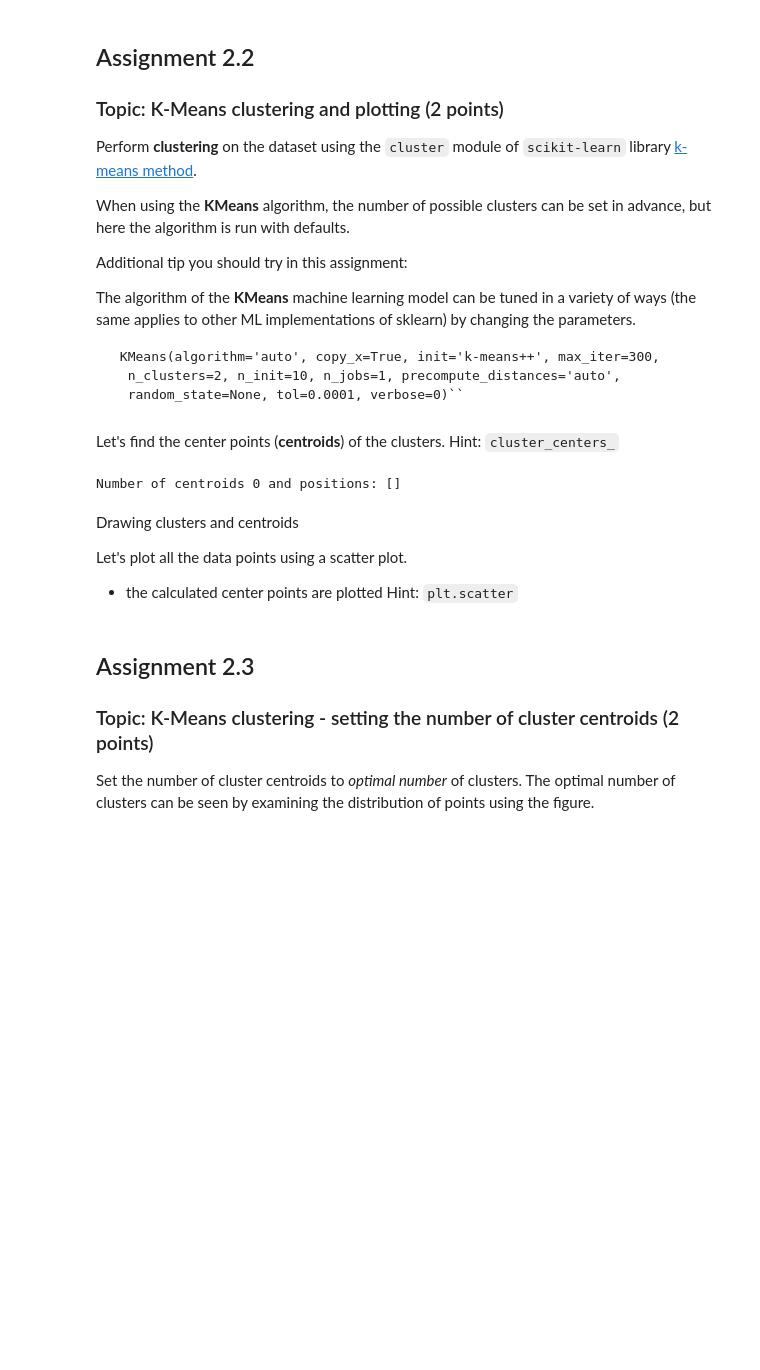
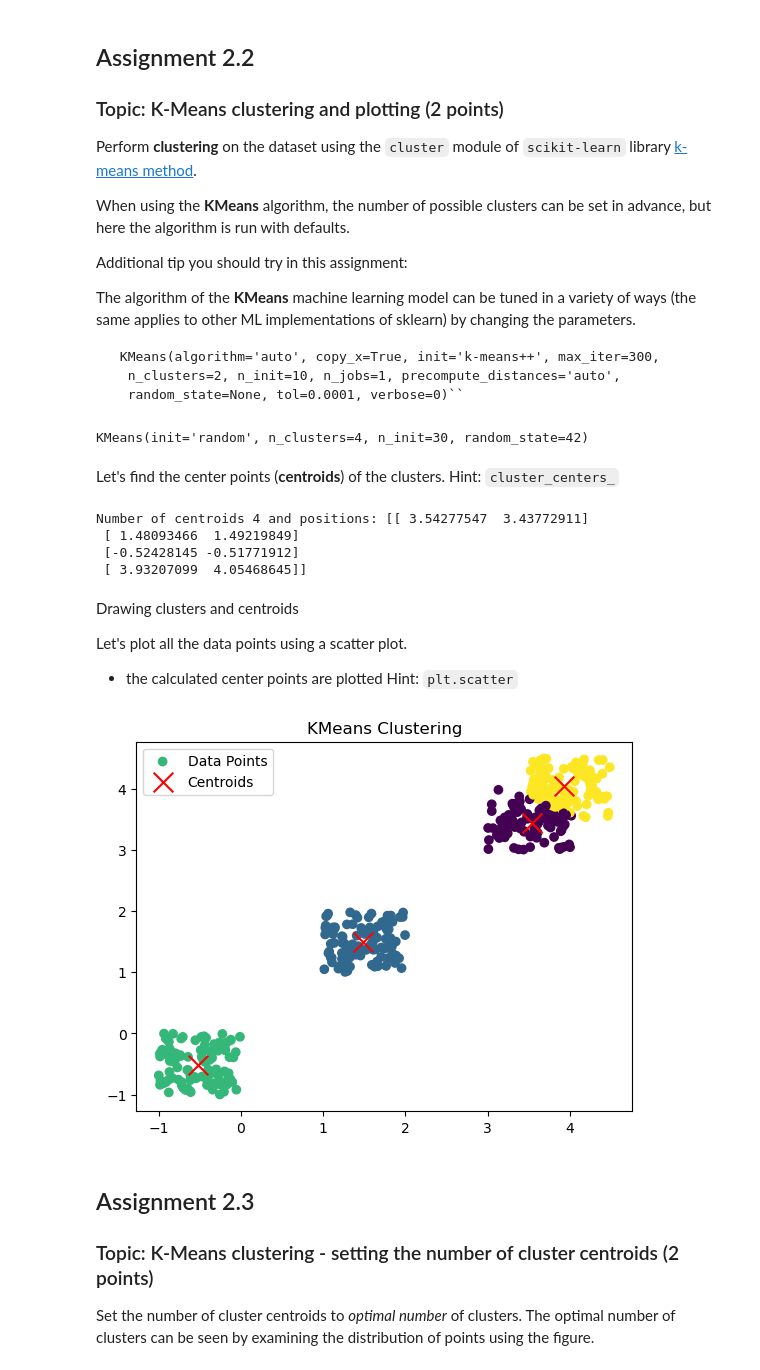
Before and after one commit to jaka-aurora/Machine-Learning-Assignments, a Jupyter notebook: assignment_2/assignment_topic_2_kmeans.ipynb, the cells around one changed output. Saved outputs shown, nothing was run; the diff lists cells and outputs as text; code cells hidden in the pictures; blank space fills up the shorter version.

```diff
--- a/assignment_2/assignment_topic_2_kmeans.ipynb
+++ b/assignment_2/assignment_topic_2_kmeans.ipynb
@@ -43,6 +46,15 @@ The four cluster of points is generated with random numbers using the following
 # TODO: shuffle the values before the next step.
 X = [[]]
 
+cluster_1 = np.random.uniform(-1, 0, (100, 2))
+cluster_2 = np.random.uniform(1, 2, (100, 2))
+cluster_3 = np.random.uniform(3, 4, (100, 2))
+cluster_4 = np.random.uniform(3.5, 4.5, (100, 2))
+
+X = np.vstack((cluster_1, cluster_2, cluster_3, cluster_4))
+
+np.random.shuffle(X)
+
 # Print the size of the array.
 print(f"Length of matrix: {len(X)}")
 # %% [output]
@@ -64,19 +76,28 @@ The algorithm of the **KMeans** machine learning model can be tuned in a variety
       n_clusters=2, n_init=10, n_jobs=1, precompute_distances='auto',
       random_state=None, tol=0.0001, verbose=0)``
 # %%
-kmeans = KMeans()
-# TODO: apply the entire data set
+import warnings  # Disable specific warning
+
+warnings.simplefilter(action='ignore', category=UserWarning)
+
+kmeans = KMeans(init='random', n_clusters=4, n_init=30, random_state=42)  # 4 clusters (matching the synthetic data)
+kmeans.fit(X)
+# %% [output]
+KMeans(init='random', n_clusters=4, n_init=30, random_state=42)
 # %% [markdown]
 Let's find the center points (**centroids**) of the clusters.
 Hint: `cluster_centers_`
 # %%
 # TODO: Retrieve cluster centers (centroids)
-centroids = []
+centroids = kmeans.cluster_centers_
 
 # The center points of the clusters and their number are printed out
 print(f"Number of centroids {len(centroids)} and positions: {centroids}")
 # %% [output]
-Number of centroids 0 and positions: []
+Number of centroids 4 and positions: [[ 3.54277547  3.43772911]
+ [ 1.48093466  1.49219849]
+ [-0.52428145 -0.51771912]
+ [ 3.93207099  4.05468645]]
 # %% [markdown]
 Drawing clusters and centroids
 
@@ -86,7 +107,17 @@ Hint: `plt.scatter`
 # %%
 # TODO: Plot the points as a scatter plot
 
+plt.scatter(X[:, 0], X[:, 1], c=kmeans.labels_, cmap='viridis', marker='o', label='Data Points')
+
 # TODO: plot the calculated centroids
+
+plt.scatter(centroids[:, 0], centroids[:, 1], c='red', marker='x', s=200, label='Centroids')
+
+plt.title("KMeans Clustering")
+plt.legend()
+plt.show()
+# %% [output]
+[figure, added]
 # %% [markdown]
 ## Assignment 2.3
 ### Topic: K-Means clustering - setting the number of cluster centroids (2 points)
```
Also changed, not shown: parts of 5 cells of this notebook, 1 other file.
